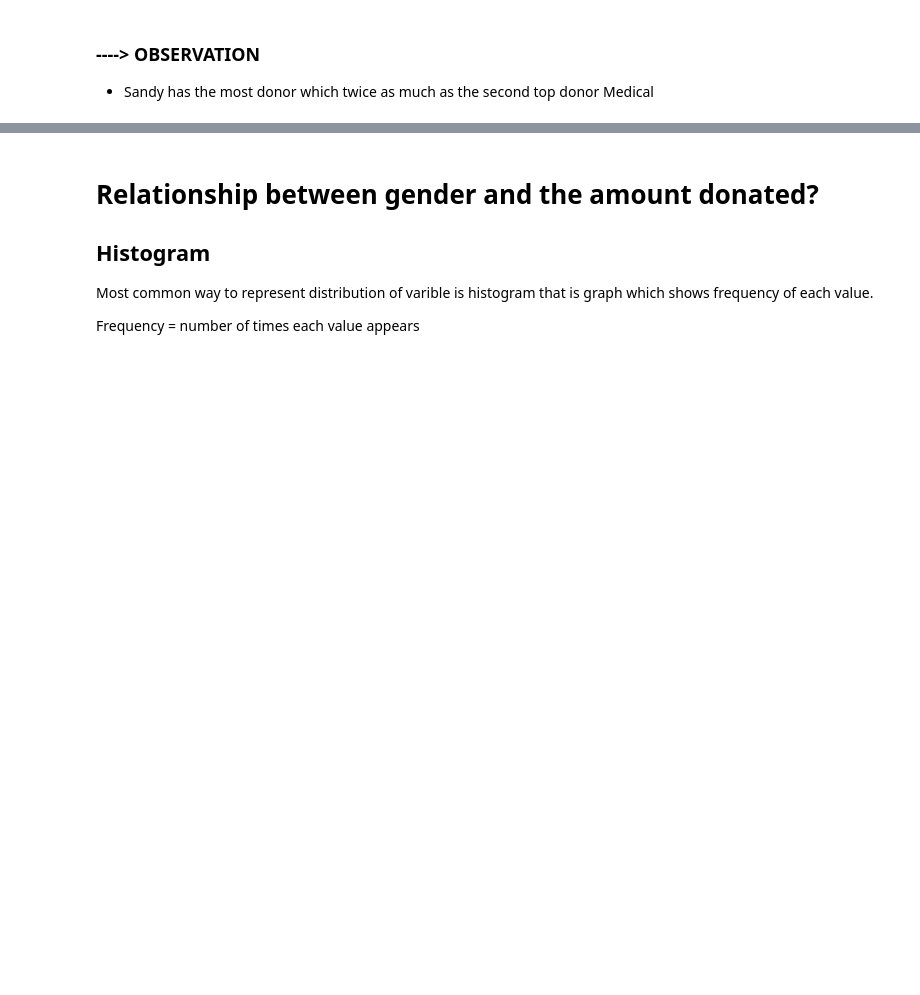
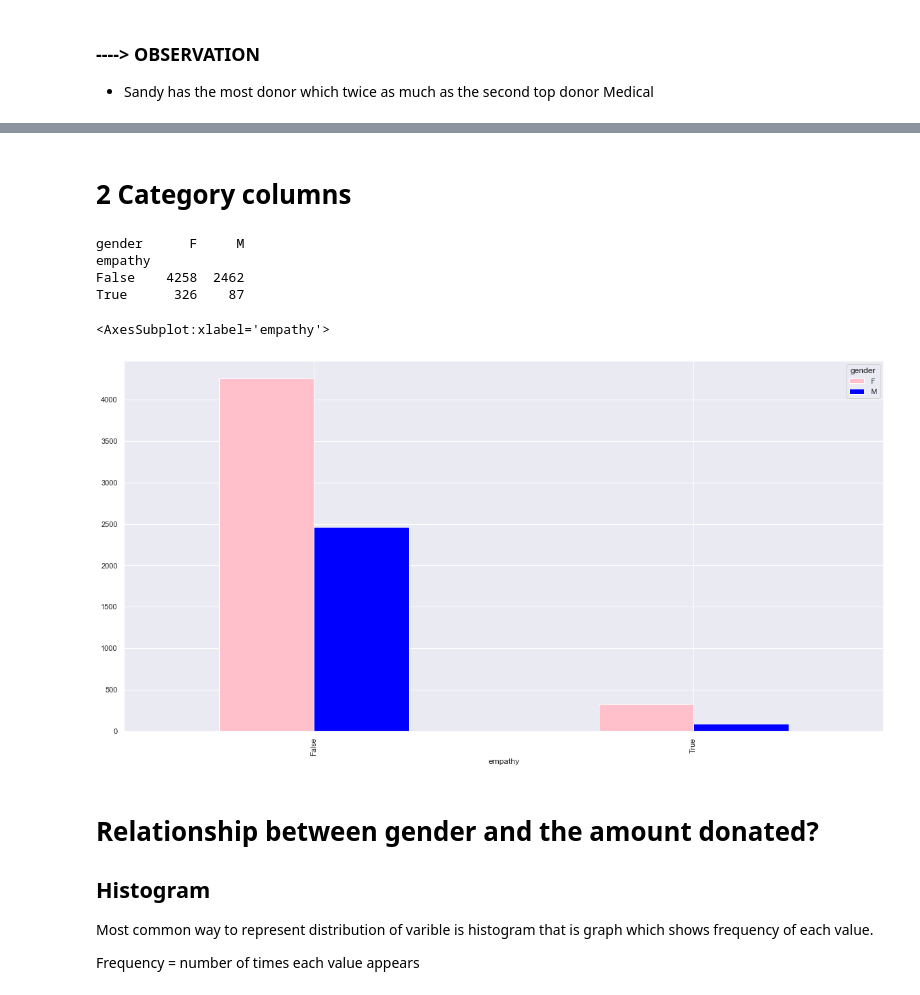
Before and after one commit to tnathu-ai/Oaktree, a Jupyter notebook: task.ipynb, the cells around one changed output, grey strips where cells are left out. Drawn from its saved outputs; the diff is of its cells as text; code cells hidden in the pictures; blank space fills up the shorter version.

```diff
--- a/task.ipynb
+++ b/task.ipynb
@@ -332,3 +401,18 @@ temp.iplot(kind='bar', xTitle = 'Category name', yTitle = "Count", title = 'Top
+# %% [markdown]
+# 2 Category columns
+# %%
+# Cross tabulation between empathy and gender
+CrosstabResult=pd.crosstab(index=df['empathy'],columns=df['gender'])
+print(CrosstabResult)
+
+CrosstabResult.plot.bar(color=["pink","blue"])
+# %% [output]
+gender      F     M
+empathy
+False    4258  2462
+True      326    87
+<AxesSubplot:xlabel='empathy'>
+[figure, added]
 # %% [markdown]
 # Relationship between gender and the amount donated?
 
```
Also changed, not shown: parts of 12 cells of this notebook.
